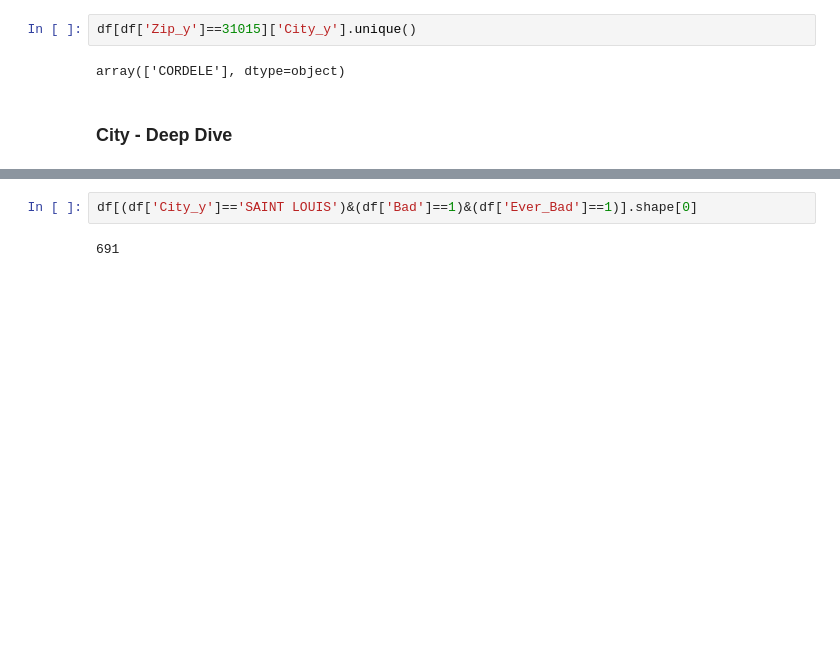
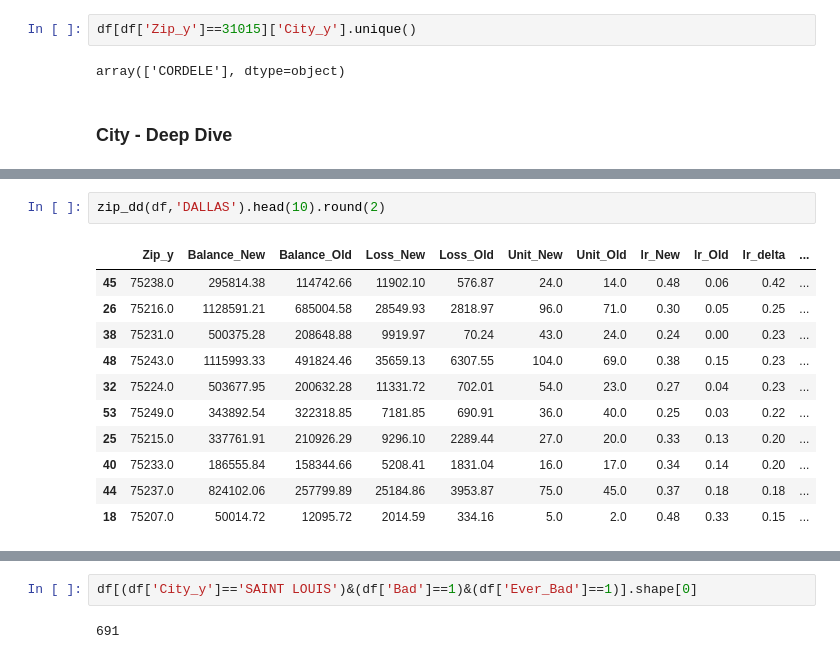
Before and after one commit to XuetingS/PP, a Jupyter notebook: src/Risk Break Down.ipynb, the cells around one changed output, grey strips where cells are left out. Saved outputs shown, nothing was run; the diff lists cells and outputs as text; blank space fills up the shorter version.

```diff
--- a/src/Risk Break Down.ipynb
+++ b/src/Risk Break Down.ipynb
@@ -1667,0 +1844,14 @@ array(['CORDELE'], dtype=object)
+# %%
+zip_dd(df,'DALLAS').head(10).round(2)
+# %% [output]
+|  | Zip_y | Balance_New | Balance_Old | Loss_New | Loss_Old | Unit_New | Unit_Old | lr_New | lr_Old | lr_delta | ... |
+| 45 | 75238.0 | 295814.38 | 114742.66 | 11902.10 | 576.87 | 24.0 | 14.0 | 0.48 | 0.06 | 0.42 | ... |
+| 26 | 75216.0 | 1128591.21 | 685004.58 | 28549.93 | 2818.97 | 96.0 | 71.0 | 0.30 | 0.05 | 0.25 | ... |
+| 38 | 75231.0 | 500375.28 | 208648.88 | 9919.97 | 70.24 | 43.0 | 24.0 | 0.24 | 0.00 | 0.23 | ... |
+| 48 | 75243.0 | 1115993.33 | 491824.46 | 35659.13 | 6307.55 | 104.0 | 69.0 | 0.38 | 0.15 | 0.23 | ... |
+| 32 | 75224.0 | 503677.95 | 200632.28 | 11331.72 | 702.01 | 54.0 | 23.0 | 0.27 | 0.04 | 0.23 | ... |
+| 53 | 75249.0 | 343892.54 | 322318.85 | 7181.85 | 690.91 | 36.0 | 40.0 | 0.25 | 0.03 | 0.22 | ... |
+| 25 | 75215.0 | 337761.91 | 210926.29 | 9296.10 | 2289.44 | 27.0 | 20.0 | 0.33 | 0.13 | 0.20 | ... |
+| 40 | 75233.0 | 186555.84 | 158344.66 | 5208.41 | 1831.04 | 16.0 | 17.0 | 0.34 | 0.14 | 0.20 | ... |
+| 44 | 75237.0 | 824102.06 | 257799.89 | 25184.86 | 3953.87 | 75.0 | 45.0 | 0.37 | 0.18 | 0.18 | ... |
+| 18 | 75207.0 | 50014.72 | 12095.72 | 2014.59 | 334.16 | 5.0 | 2.0 | 0.48 | 0.33 | 0.15 | ... |
```
Also changed, not shown: parts of 25 cells of this notebook.
